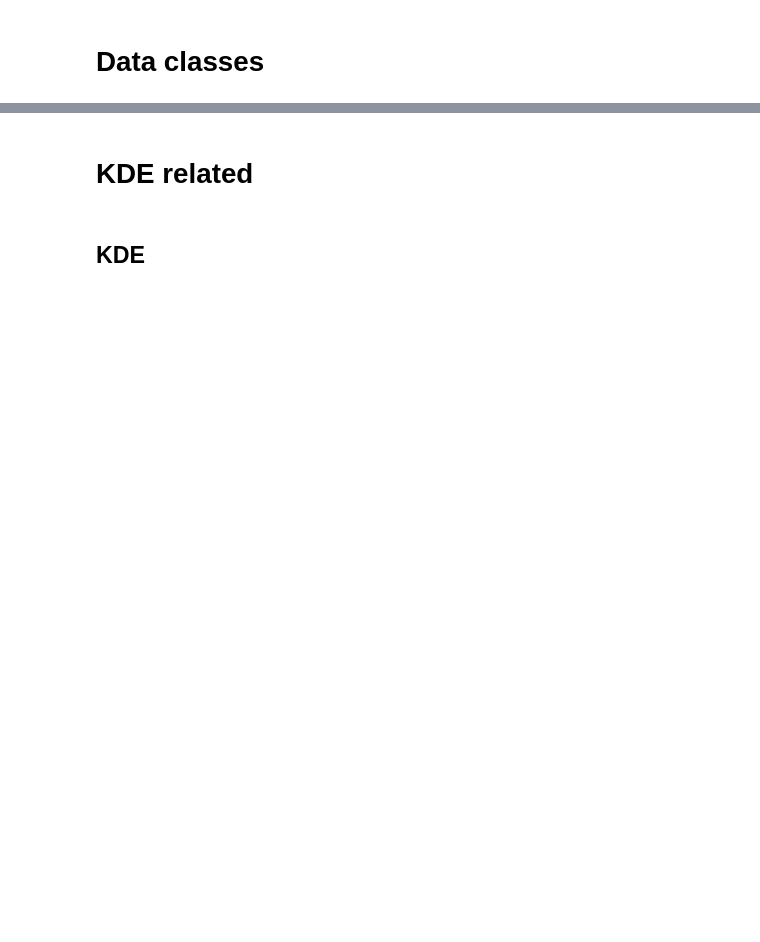
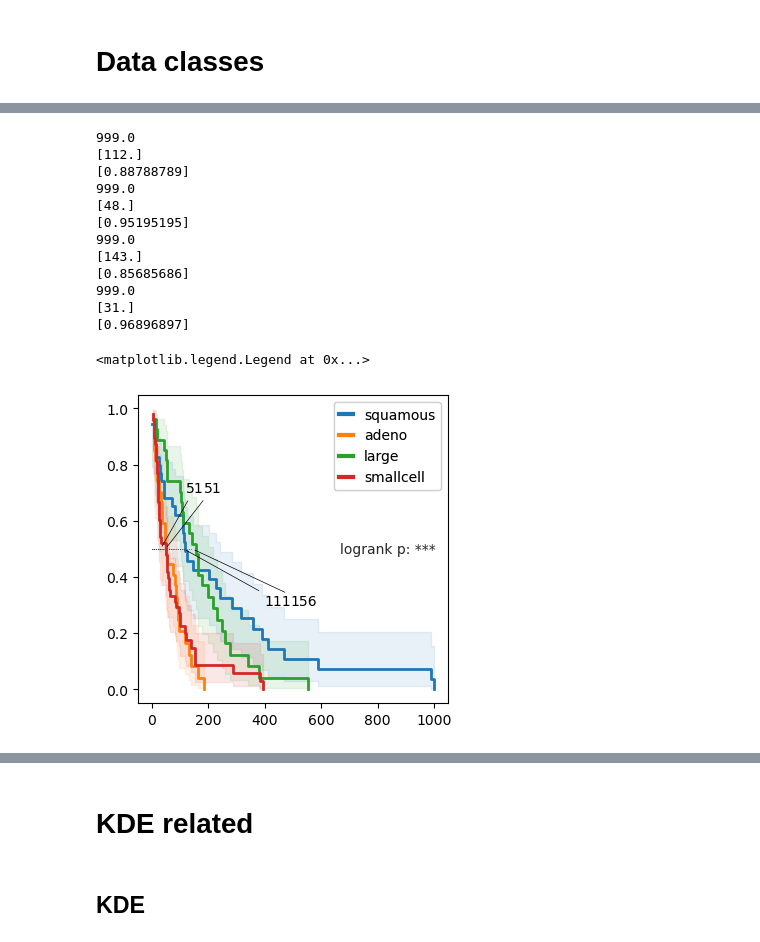
Before and after one commit to fossbert/Python_Packages, a Jupyter notebook: Dev_cbviz.ipynb, the cells around one changed output, grey strips where cells are left out. Saved outputs shown, nothing was run; the diff lists cells and outputs as text; code cells hidden in the pictures; blank space fills up the shorter version.

```diff
--- a/Dev_cbviz.ipynb
+++ b/Dev_cbviz.ipynb
@@ -35,0 +87,23 @@ DataMix(df)
+# %%
+fig, ax = plt.subplots(figsize=(4,4))
+
+kme.kmplot(stratify=True, add_label=True, draw_ci=True, label_offset=(4, 0.2), ax=ax, lw=2)
+kme.add_global_p(ax=ax, loc=7, fontsize='medium')
+leg1 = ax.legend(handles=kme.handles, handlelength=1, columnspacing=0.5)
+ax.add_artist(leg1)
+# ax.set_xscale("function", functions=(fwd, rev))
+# %% [output]
+999.0
+[112.]
+[0.88788789]
+999.0
+[48.]
+[0.95195195]
+999.0
+[143.]
+[0.85685686]
+999.0
+[31.]
+[0.96896897]
+<matplotlib.legend.Legend at 0x...>
+[figure, added]
```
Also changed, not shown: parts of 51 cells of this notebook, 5 other files.
